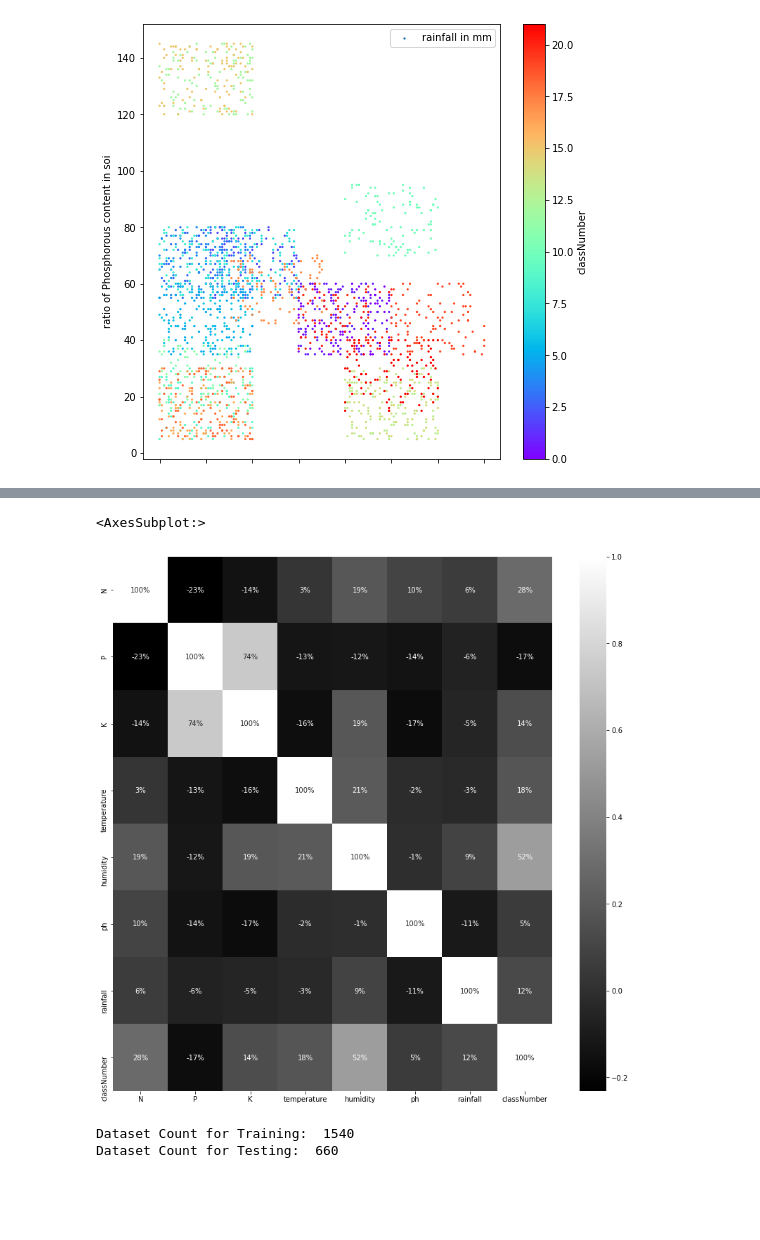
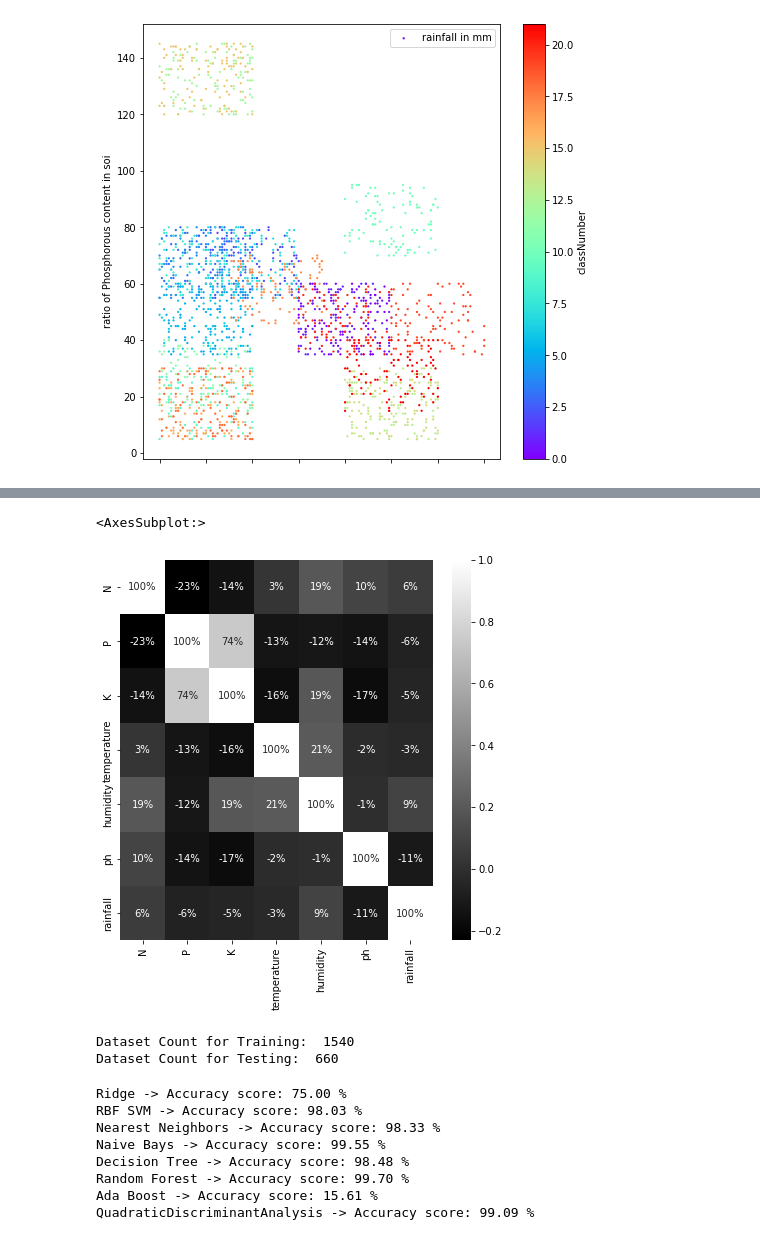
Before and after one commit to BarnesToby/ML_Crop_Recommendation, a Jupyter notebook: ML_crop.ipynb, the cells around one changed output, grey strips where cells are left out. Drawn from its saved outputs; the diff is of its cells as text; code cells hidden in the pictures; blank space fills up the shorter version.

```diff
--- a/ML_crop.ipynb
+++ b/ML_crop.ipynb
@@ -93,12 +93,13 @@ plt.show()
 # %%
 #Corelation
-correlation = df.corr()
+df_cor = df.drop(['label', 'classNumber'], axis = 1)
+correlation = df_cor.corr()
 #Visualize Correlation
-plt.figure(figsize=(14,14))
+plt.figure(figsize=(7,7))
 sns.heatmap(correlation, annot =True, fmt= '.0%', cmap="gray")
 # %% [output]
 <AxesSubplot:>
-[figure, old version]
+[figure, new version]
 # %%
 # Remove crops (label) from data for splitting
 y = df['label']
@@ -116,0 +138,19 @@ Dataset Count for Testing:  660
+# %%
+# Loop through the list and get score for each model
+results = []
+scoring = 'accuracy'
+for name, model in models:
+    Y_prediction = model.fit(X_train, Y_train).predict(X_test)
+    score = accuracy_score(Y_test, Y_prediction)
+    results.append([name, score])
+    score_percent = score * 100
+    print(name, "->", 'Accuracy score: %.2f' % score_percent, "%")
+# %% [output]
+Ridge -> Accuracy score: 75.00 %
+RBF SVM -> Accuracy score: 98.03 %
+Nearest Neighbors -> Accuracy score: 98.33 %
+Naive Bays -> Accuracy score: 99.55 %
+Decision Tree -> Accuracy score: 98.48 %
+Random Forest -> Accuracy score: 99.70 %
+Ada Boost -> Accuracy score: 15.61 %
+QuadraticDiscriminantAnalysis -> Accuracy score: 99.09 %
```
Also changed, not shown: parts of 4 cells of this notebook.
